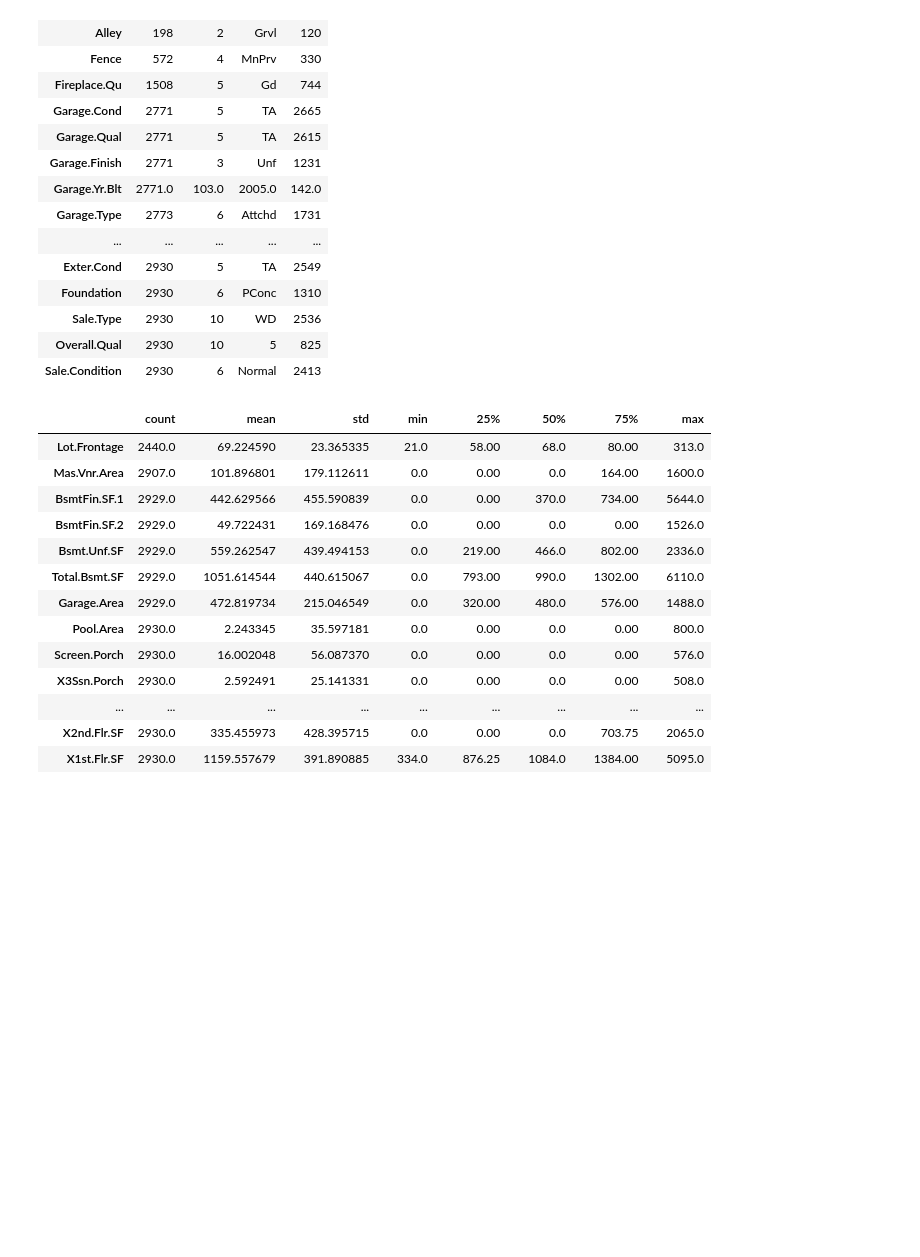
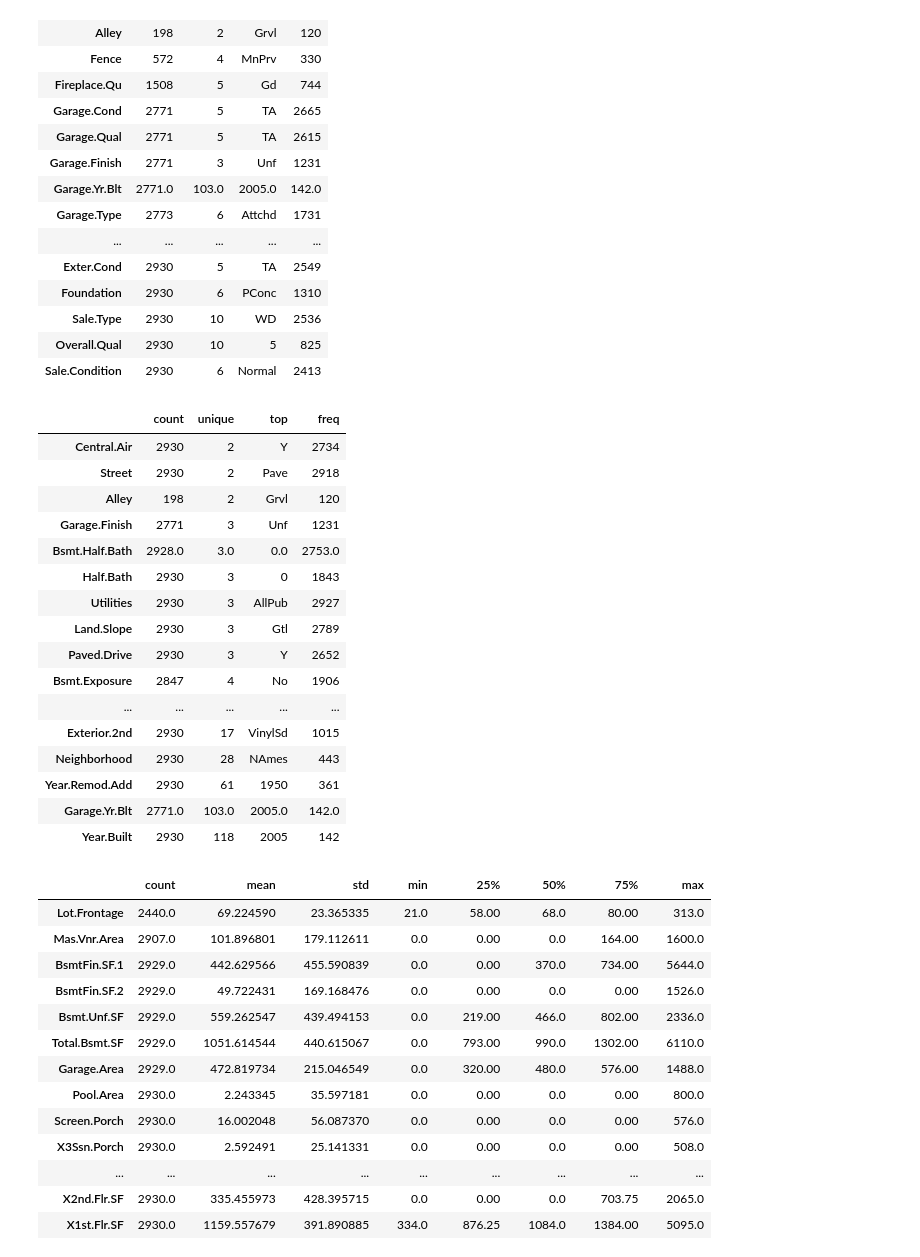
Before and after one commit to xValentim/ames, a Jupyter notebook: notebooks/experiment.ipynb, the cells around one changed output. Drawn from its saved outputs; the diff is of its cells as text; code cells hidden in the pictures; blank space fills up the shorter version.

```diff
--- a/notebooks/experiment.ipynb
+++ b/notebooks/experiment.ipynb
@@ -448,6 +448,30 @@ data \
 | Sale.Type | 2930 | 10 | WD | 2536 |
 | Overall.Qual | 2930 | 10 | 5 | 825 |
 | Sale.Condition | 2930 | 6 | Normal | 2413 |
+# %%
+data \
+    .select_dtypes('category') \
+    .describe() \
+    .transpose() \
+    .sort_values(by='unique', ascending=True)
+# %% [output]
+|  | count | unique | top | freq |
+| Central.Air | 2930 | 2 | Y | 2734 |
+| Street | 2930 | 2 | Pave | 2918 |
+| Alley | 198 | 2 | Grvl | 120 |
+| Garage.Finish | 2771 | 3 | Unf | 1231 |
+| Bsmt.Half.Bath | 2928.0 | 3.0 | 0.0 | 2753.0 |
+| Half.Bath | 2930 | 3 | 0 | 1843 |
+| Utilities | 2930 | 3 | AllPub | 2927 |
+| Land.Slope | 2930 | 3 | Gtl | 2789 |
+| Paved.Drive | 2930 | 3 | Y | 2652 |
+| Bsmt.Exposure | 2847 | 4 | No | 1906 |
+| ... | ... | ... | ... | ... |
+| Exterior.2nd | 2930 | 17 | VinylSd | 1015 |
+| Neighborhood | 2930 | 28 | NAmes | 443 |
+| Year.Remod.Add | 2930 | 61 | 1950 | 361 |
+| Garage.Yr.Blt | 2771.0 | 103.0 | 2005.0 | 142.0 |
+| Year.Built | 2930 | 118 | 2005 | 142 |
 # %%
 data \
     .select_dtypes('number') \
```
Also changed, not shown: parts of 3 cells of this notebook, 1 other file.
